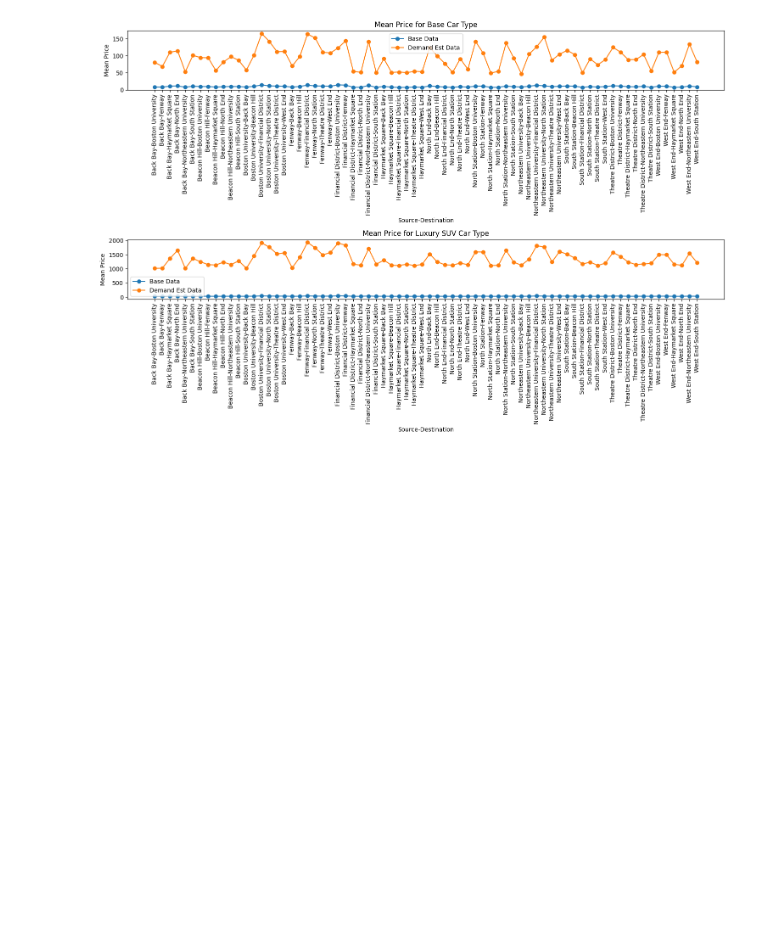
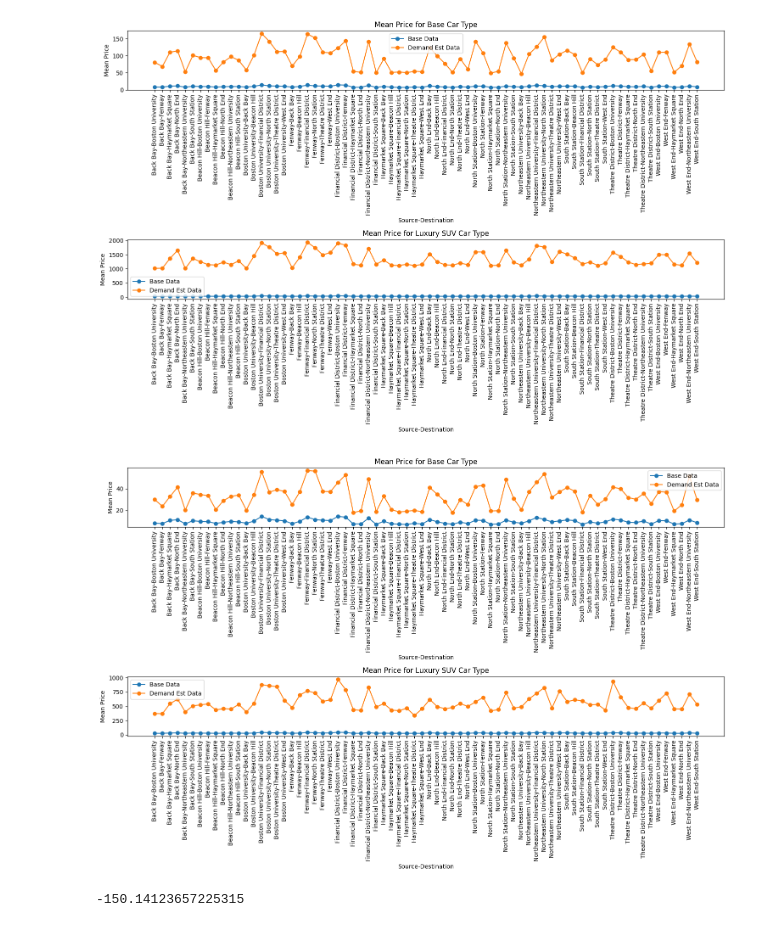
Before and after one commit to emekaamadi/Dynamic_Project, a Jupyter notebook: Pipeline/demand_analysis_vis.ipynb, the cells around one changed output. Cells and saved outputs as stored; diff of their text form; code cells hidden in the pictures; blank space fills up the shorter version.

```diff
--- a/Pipeline/demand_analysis_vis.ipynb
+++ b/Pipeline/demand_analysis_vis.ipynb
@@ -155,3 +156,27 @@ plt.tight_layout()
 plt.show()
 # %% [output]
 [figure]
+# %%
+base_df = get_cleaned_data()
+demand_df = get_demand_data(data= pd.read_csv("Data/demand_est_last.csv"))
+
+mean_base_base_df, mean_base_demand_df, mean_luxury_base_df,mean_luxury_demand_df = get_mean_data(base_df,demand_df)
+
+fig, axs = plt.subplots(2, 1, figsize=(15, 10))
+
+# Plot for 'Base' car type
+plot_mean_price(mean_base_base_df, 'Mean Price for Base Car Type', 'Base Data', axs[0])
+plot_mean_price(mean_base_demand_df, 'Mean Price for Base Car Type', 'Demand Est Data', axs[0])
+
+# Plot for 'Luxury SUV' car type
+plot_mean_price(mean_luxury_base_df, 'Mean Price for Luxury SUV Car Type', 'Base Data', axs[1])
+plot_mean_price(mean_luxury_demand_df, 'Mean Price for Luxury SUV Car Type', 'Demand Est Data', axs[1])
+
+plt.tight_layout()
+plt.show()
+# %% [output]
+[figure, added]
+# %%
+get_mean_difference(base_df, demand_df)
+# %% [output]
+-150.14123657225315
```
Also changed, not shown: parts of 2 cells of this notebook, 2 other files.
